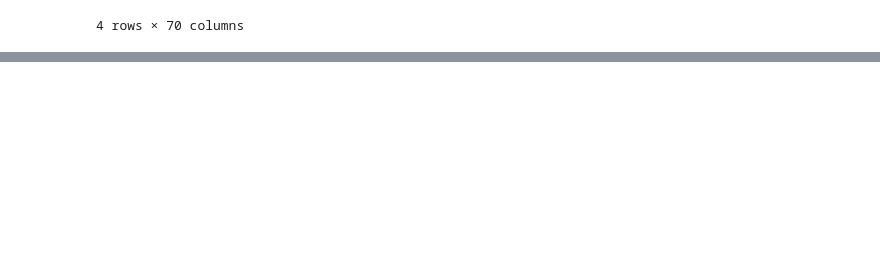
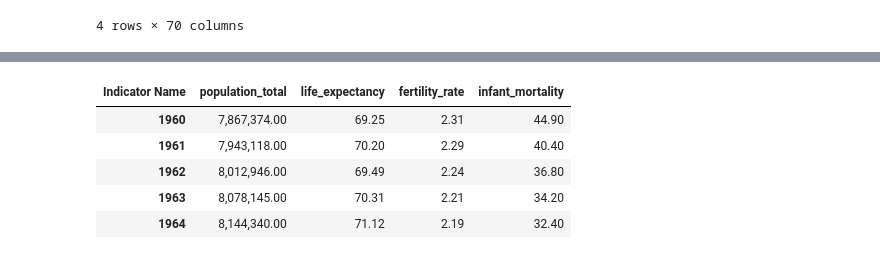
Before and after one commit to AleksM654/bulgaria-before-after-1989, a Jupyter notebook: notebooks/01_data_inspection_and_cleaning.ipynb, the cells around one changed output, grey strips where cells are left out. Cells and saved outputs as stored; diff of their text form; code cells hidden in the pictures; blank space fills up the shorter version.

```diff
--- a/notebooks/01_data_inspection_and_cleaning.ipynb
+++ b/notebooks/01_data_inspection_and_cleaning.ipynb
@@ -199,0 +232,20 @@ wb_selected_cleaned.head()
+# %%
+# renaming of features for better reading
+
+wb_transposed = wb_transposed.rename(
+    columns={
+        "Population, total": "population_total",
+        "Life expectancy at birth, total (years)": "life_expectancy",
+        "Fertility rate, total (births per woman)": "fertility_rate",
+        "Mortality rate, infant (per 1,000 live births)": "infant_mortality"
+    }
+)
+
+wb_transposed.head()
+# %% [output]
+| Indicator Name | population_total | life_expectancy | fertility_rate | infant_mortality |
+| 1960 | 7,867,374.00 | 69.25 | 2.31 | 44.90 |
+| 1961 | 7,943,118.00 | 70.20 | 2.29 | 40.40 |
+| 1962 | 8,012,946.00 | 69.49 | 2.24 | 36.80 |
+| 1963 | 8,078,145.00 | 70.31 | 2.21 | 34.20 |
+| 1964 | 8,144,340.00 | 71.12 | 2.19 | 32.40 |
```
Also changed, not shown: parts of 7 cells of this notebook, 1 other file.
